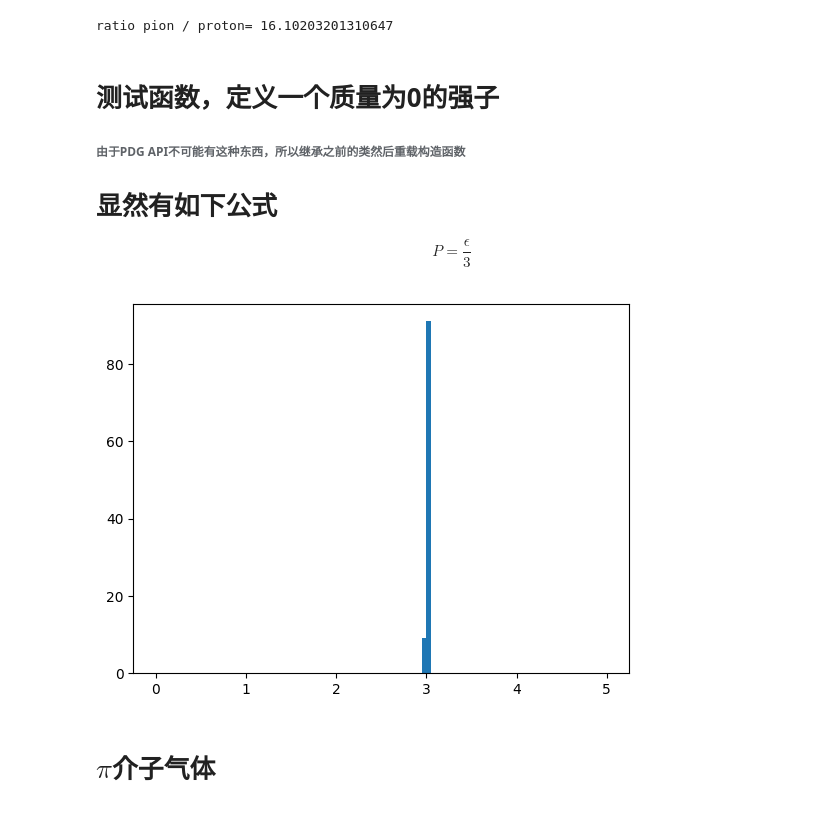
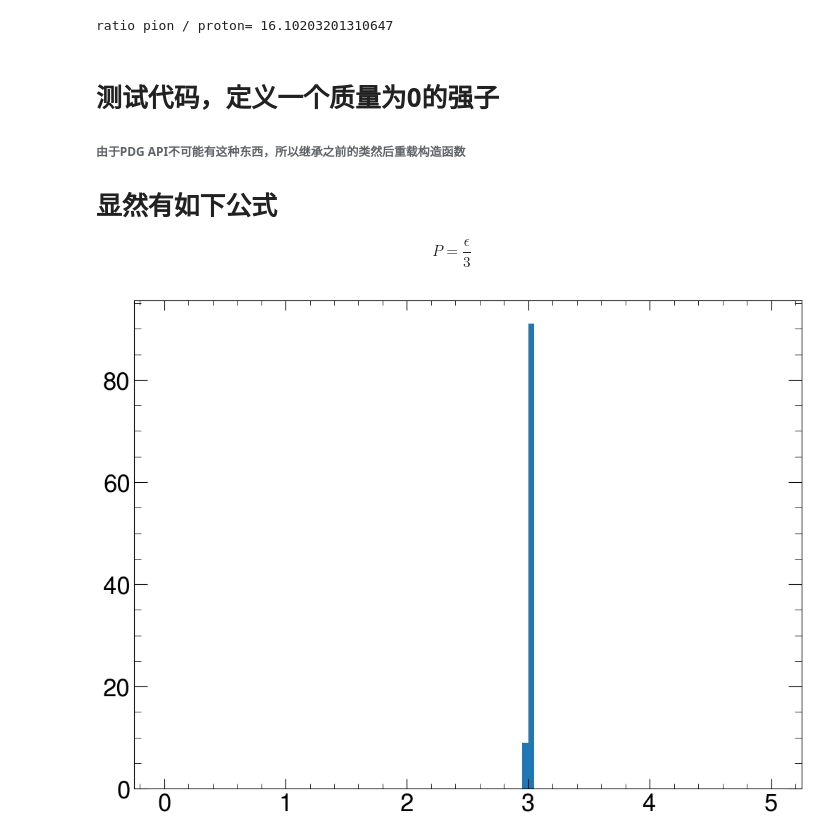
Before and after one commit to huinaibing/huinaibingLinux, a Jupyter notebook: python_code/deeplearning/hrg_eos_integration/hrgeos_footbook.ipynb, the cells around one changed output. Drawn from its saved outputs; the diff is of its cells as text; code cells hidden in the pictures.

```diff
--- a/python_code/deeplearning/hrg_eos_integration/hrgeos_footbook.ipynb
+++ b/python_code/deeplearning/hrg_eos_integration/hrgeos_footbook.ipynb
@@ -1,2 +1,4 @@
 # %%
 from hrgeos import HrgEosIntegration
+import mplhep as hp
+hp.style.use("ALICE")
@@ -18,7 +22,7 @@ print("ratio pion / proton=", pi0_density / proton_density)
 # %% [output]
 ratio pion / proton= 16.10203201310647
 # %% [markdown]
-# 测试函数，定义一个质量为0的强子
+# 测试代码，定义一个质量为0的强子
 ###### 由于PDG API不可能有这种东西，所以继承之前的类然后重载构造函数
 # 显然有如下公式
 $$
@@ -27,27 +31,24 @@ $$
 # %%
 import numpy as np
 class ZeroMass(HrgEosIntegration):
     def __init__(self):
-        super().__init__("p")
         class Particle:
             def __init__(self):
                 self.quantum_J = "0"
                 self.is_boson = True
                 self.mass = 0.0
         self.particle = Particle()
 
 Tarr = np.linspace(0.01, 0.2, 100)
 
 particle_zero_mass = ZeroMass()
 
 ed = [particle_zero_mass.energy_density_e(i) for i in Tarr]
 
 pr = [particle_zero_mass.pressure_p(i) for i in Tarr]
 
 import matplotlib.pyplot as plt
 
 _ = plt.hist(np.array(ed) / np.array(pr), range=(0, 5), bins=100)
 # %% [output]
-[figure, old version]
+[figure, new version]
-# %% [markdown]
-# $\pi$介子气体
```
Also changed, not shown: parts of 23 cells of this notebook, 16 other files.
